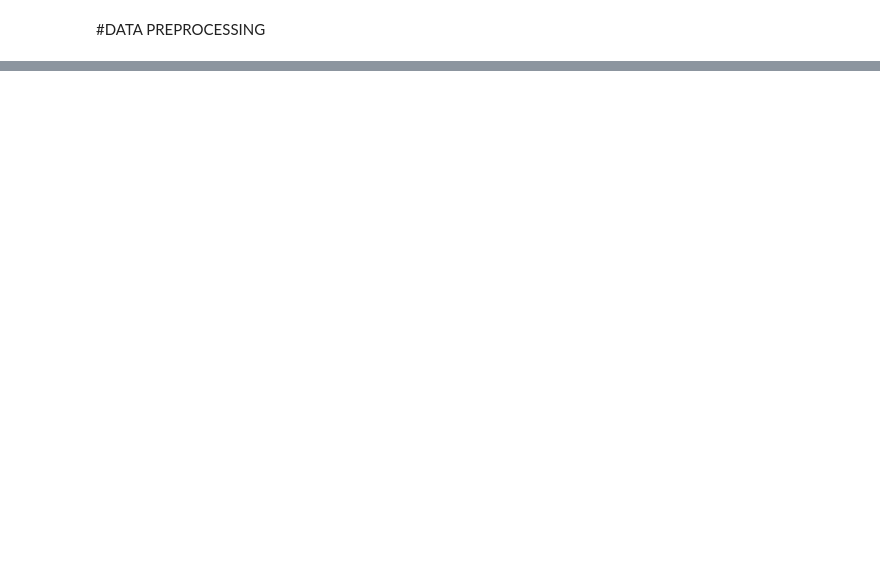
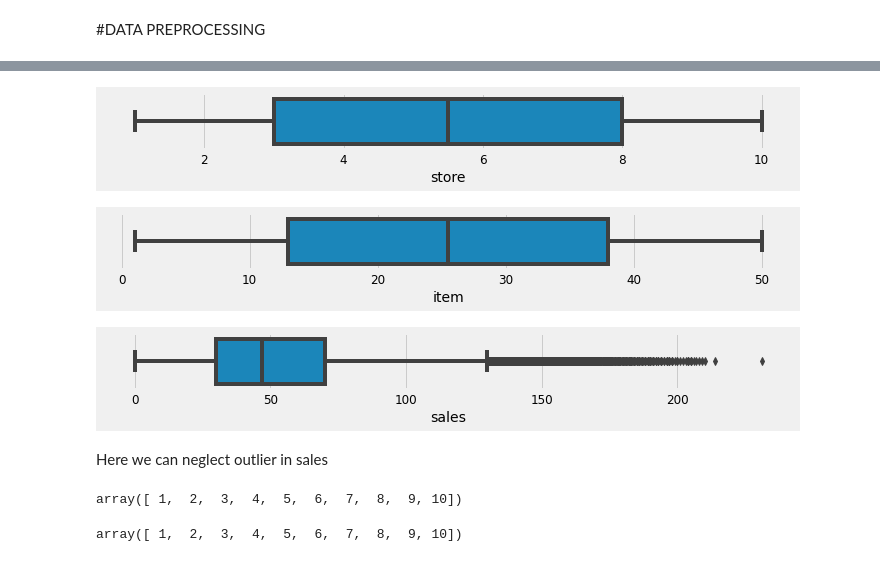
Before and after one commit to Albert8754/TCS-iON-Forecasting-System---Project-Demand-of-Products-at-a-Retail-Outlet-Based-on-Historical-Data, a Jupyter notebook: Forecating_System.ipynb, the cells around one changed output, grey strips where cells are left out. Cells and saved outputs as stored; diff of their text form; code cells hidden in the pictures; blank space fills up the shorter version.

```diff
--- a/Forecating_System.ipynb
+++ b/Forecating_System.ipynb
@@ -68,0 +167,2 @@ dtype: object
+# %%
+train['sales']= train['sales'].fillna(train['sales'].median())
@@ -68,0 +187,21 @@ dtype: object
+# %%
+for i, feature in enumerate(train.select_dtypes(include=[np.float64,np.int64]).columns):
+    plt.figure(figsize=(10,10))
+    plt.subplot(7,1, i+1)
+    plt.subplots_adjust(hspace = 2.0)
+    sns.boxplot(train[feature])
+    plt.tight_layout()
+# %% [output]
+[figure, added]
+[figure, added]
+[figure, added]
+# %% [markdown]
+Here we can neglect outlier in sales
+# %%
+test.store.unique()
+# %% [output]
+array([ 1,  2,  3,  4,  5,  6,  7,  8,  9, 10])
+# %%
+train.store.unique()
+# %% [output]
+array([ 1,  2,  3,  4,  5,  6,  7,  8,  9, 10])
```
Also changed, not shown: parts of 57 cells of this notebook.
